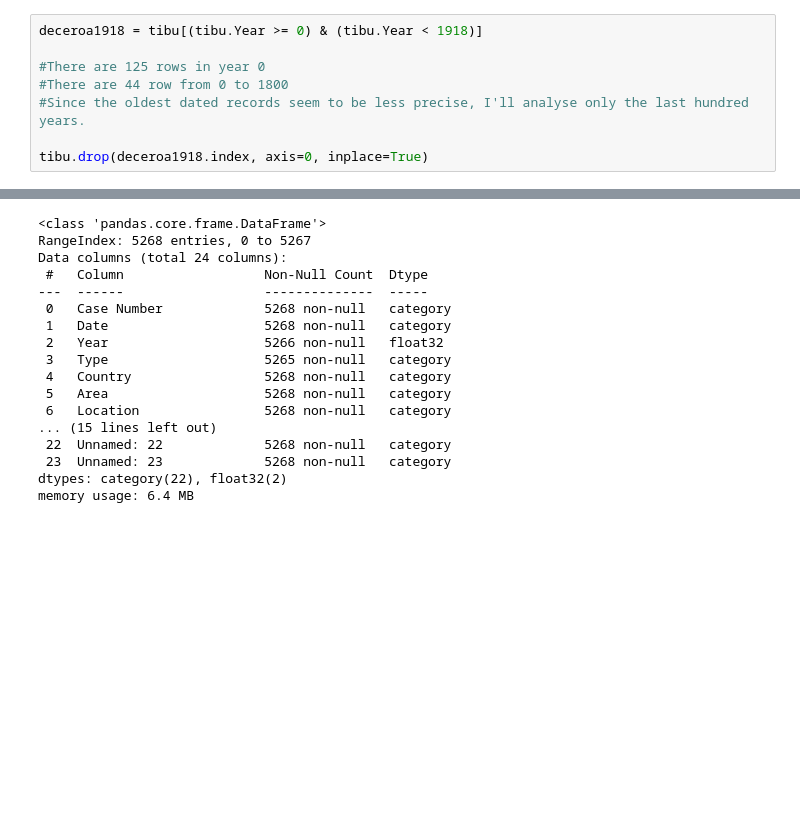
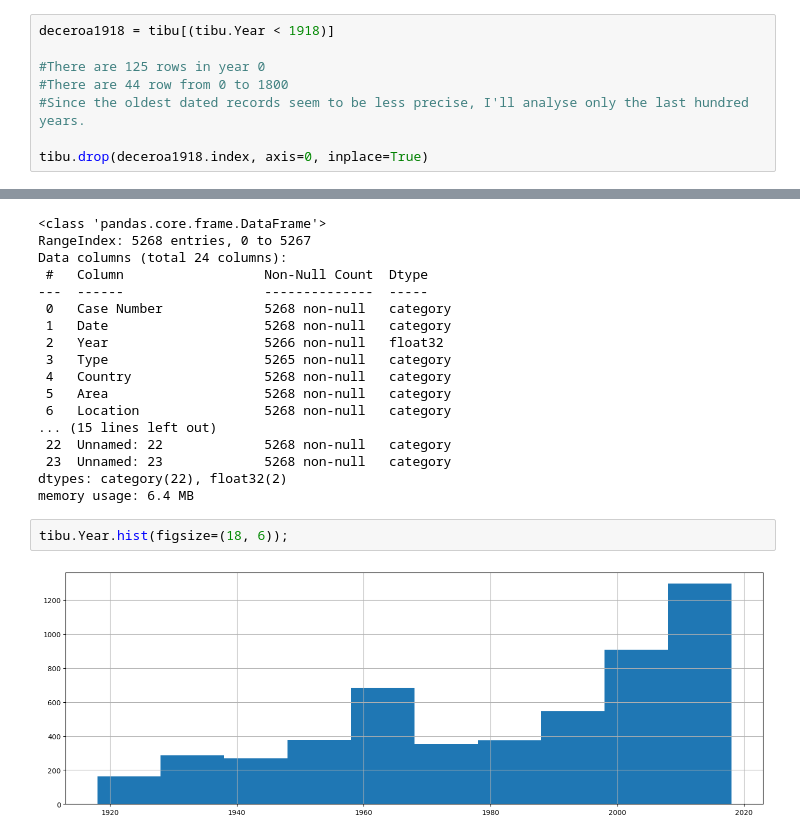
Before and after one commit to santiagofp9/Tiburon-a-la-vista-banista, a Jupyter notebook: Higiene.ipynb, the cells around one changed output, grey strips where cells are left out. Drawn from its saved outputs; the diff is of its cells as text; blank space fills up the shorter version.

```diff
--- a/Higiene.ipynb
+++ b/Higiene.ipynb
@@ -78,7 +84,7 @@ tibu.drop(tibu[(tibu.Country.isna() == 1) & (tibu.Date.isna() == 1)
 butwhere = tibu[(tibu.Country.isna() == 1) & (tibu.Area.isna() == 1) & (tibu.Location.isna() == 1)]
 tibu.drop(butwhere.index, axis=0, inplace=True)
 # %%
-deceroa1918 = tibu[(tibu.Year >= 0) & (tibu.Year < 1918)]
+deceroa1918 = tibu[(tibu.Year < 1918)]
 
 #There are 125 rows in year 0
 #There are 44 row from 0 to 1800
@@ -160,3 +166,7 @@ Data columns (total 24 columns):
  23  Unnamed: 23             5268 non-null   category
 dtypes: category(22), float32(2)
 memory usage: 6.4 MB
+# %%
+tibu.Year.hist(figsize=(18, 6));
+# %% [output]
+[figure, added]
```
Also changed, not shown: parts of 2 cells of this notebook, 4 other files.
